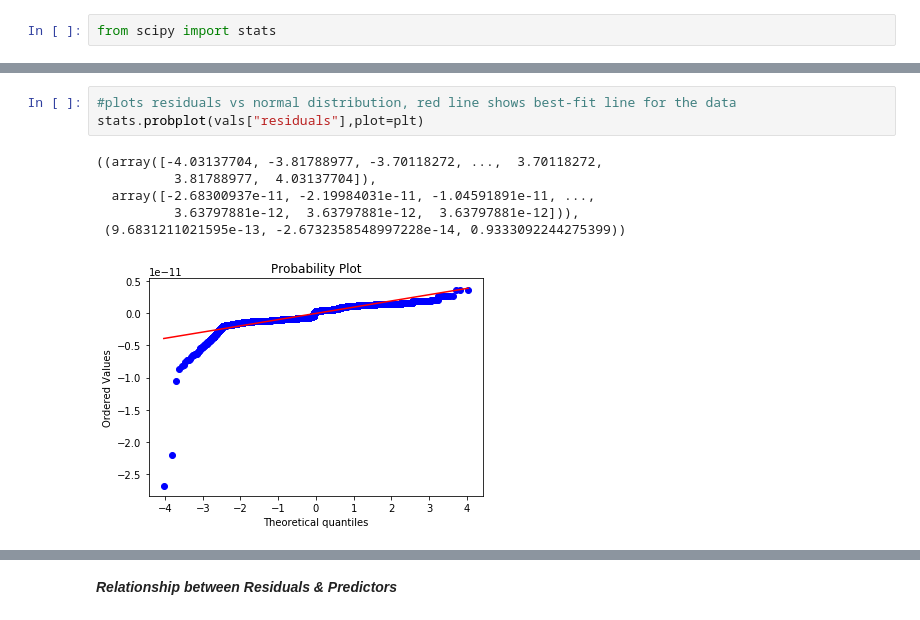
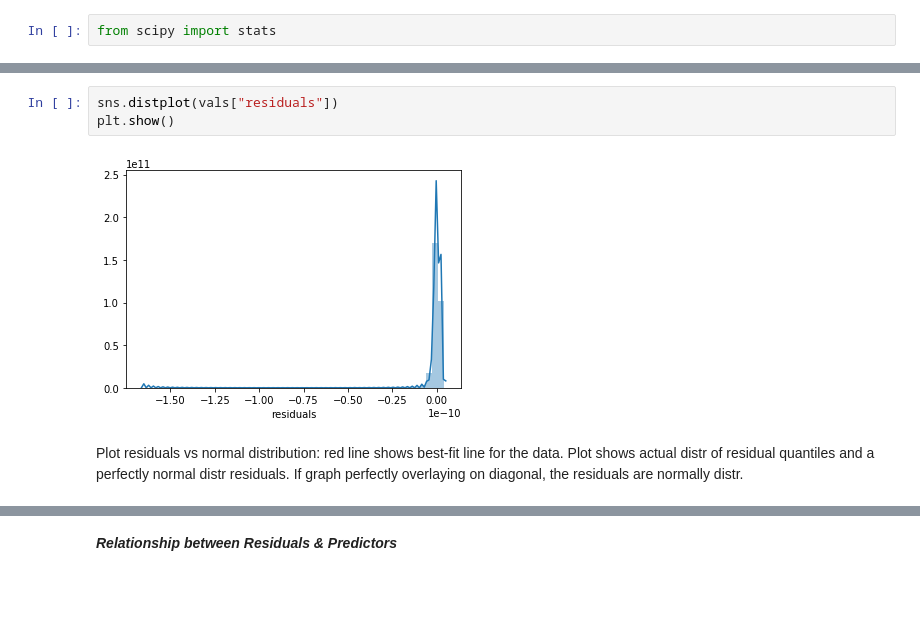
Before and after one commit to akuz91/CodeBlue, a Jupyter notebook: LinReg_and_Residual_Modeling.ipynb, the cells around one changed output, grey strips where cells are left out. Cells and saved outputs as stored; diff of their text form; blank space fills up the shorter version.

```diff
--- a/LinReg_and_Residual_Modeling.ipynb
+++ b/LinReg_and_Residual_Modeling.ipynb
@@ -196,10 +233,7 @@ plt.hist(vals["residuals"])
-# %%
-#plots residuals vs normal distribution, red line shows best-fit line for the data
-stats.probplot(vals["residuals"],plot=plt)
-# %% [output]
-((array([-4.03137704, -3.81788977, -3.70118272, ...,  3.70118272,
-          3.81788977,  4.03137704]),
-  array([-2.68300937e-11, -2.19984031e-11, -1.04591891e-11, ...,
-          3.63797881e-12,  3.63797881e-12,  3.63797881e-12])),
- (9.6831211021595e-13, -2.6732358548997228e-14, 0.9333092244275399))
-[figure, removed]
+# %%
+sns.distplot(vals["residuals"])
+plt.show()
+# %% [output]
+[figure, added]
+# %% [markdown]
+Plot residuals vs normal distribution: red line shows best-fit line for the data. Plot shows actual distr of residual quantiles and a perfectly normal distr residuals. If graph perfectly overlaying on diagonal, the residuals are normally distr.
```
Also changed, not shown: parts of 28 cells of this notebook.
